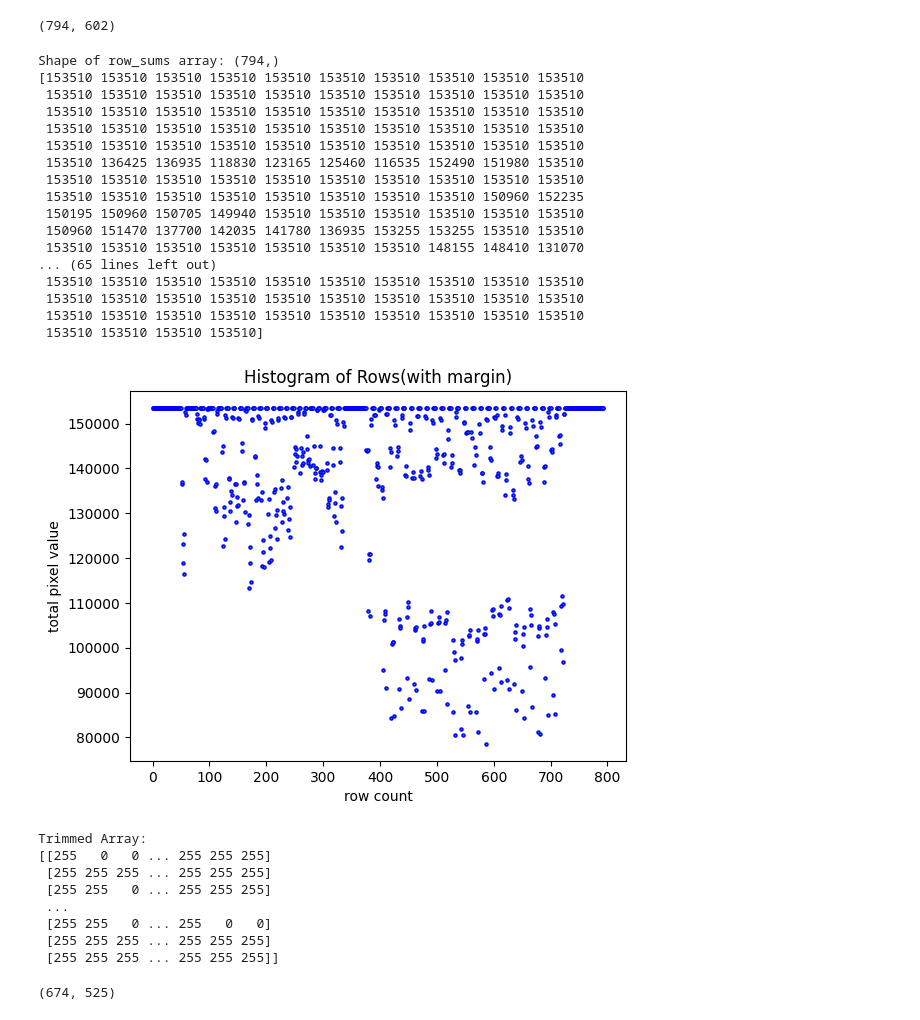
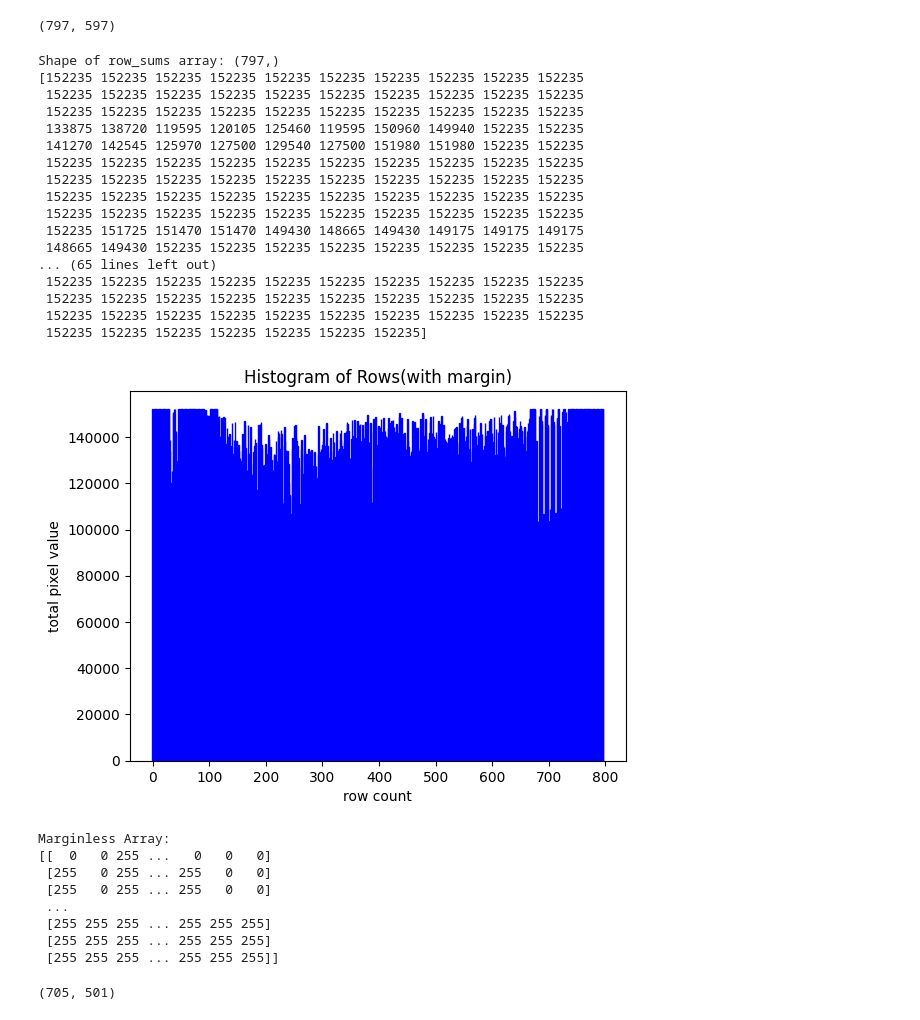
Before and after one commit to sushprova/Figure-Extraction, a Jupyter notebook: Line_gap.ipynb, the cells around one changed output. Drawn from its saved outputs; the diff is of its cells as text; code cells hidden in the pictures.

```diff
--- a/Line_gap.ipynb
+++ b/Line_gap.ipynb
@@ -4,7 +4,7 @@ import numpy as np
 import matplotlib.pyplot as plt
 from skimage.feature import local_binary_pattern
 # %%
-img = cv2.imread('paper10.png')
+img = cv2.imread('paper9.png')
 imgray = cv2.cvtColor(img, cv2.COLOR_BGR2GRAY)
 # %%
 # print(img)
@@ -33,7 +33,7 @@ array = np.array(thresh)
 # %%
 array.shape
 # %% [output]
-(794, 602)
+(797, 597)
 # %%
 # print(array[4,0])
 # print(array[4,1])
@@ -46,36 +46,36 @@ print("Shape of row_sums array:", row_sums.shape)
 
 print(row_sums)
 # %% [output]
-Shape of row_sums array: (794,)
-[153510 153510 153510 153510 153510 153510 153510 153510 153510 153510
- 153510 153510 153510 153510 153510 153510 153510 153510 153510 153510
- 153510 153510 153510 153510 153510 153510 153510 153510 153510 153510
- 153510 153510 153510 153510 153510 153510 153510 153510 153510 153510
- 153510 153510 153510 153510 153510 153510 153510 153510 153510 153510
- 153510 136425 136935 118830 123165 125460 116535 152490 151980 153510
- 153510 153510 153510 153510 153510 153510 153510 153510 153510 153510
- 153510 153510 153510 153510 153510 153510 153510 153510 150960 152235
- 150195 150960 150705 149940 153510 153510 153510 153510 153510 153510
- 150960 151470 137700 142035 141780 136935 153255 153255 153510 153510
- 153510 153510 153510 153510 153510 153510 153510 148155 148410 131070
+Shape of row_sums array: (797,)
+[152235 152235 152235 152235 152235 152235 152235 152235 152235 152235
+ 152235 152235 152235 152235 152235 152235 152235 152235 152235 152235
+ 152235 152235 152235 152235 152235 152235 152235 152235 152235 152235
+ 133875 138720 119595 120105 125460 119595 150960 149940 152235 152235
+ 141270 142545 125970 127500 129540 127500 151980 151980 152235 152235
+ 152235 152235 152235 152235 152235 152235 152235 152235 152235 152235
+ 152235 152235 152235 152235 152235 152235 152235 152235 152235 152235
+ 152235 152235 152235 152235 152235 152235 152235 152235 152235 152235
+ 152235 152235 152235 152235 152235 152235 152235 152235 152235 152235
+ 152235 151725 151470 151470 149430 148665 149430 149175 149175 149175
+ 148665 149430 152235 152235 152235 152235 152235 152235 152235 152235
 ... (65 lines left out)
- 153510 153510 153510 153510 153510 153510 153510 153510 153510 153510
- 153510 153510 153510 153510 153510 153510 153510 153510 153510 153510
- 153510 153510 153510 153510 153510 153510 153510 153510 153510 153510
- 153510 153510 153510 153510]
+ 152235 152235 152235 152235 152235 152235 152235 152235 152235 152235
+ 152235 152235 152235 152235 152235 152235 152235 152235 152235 152235
+ 152235 152235 152235 152235 152235 152235 152235 152235 152235 152235
+ 152235 152235 152235 152235 152235 152235 152235]
 # %%
 
 indices = np.arange(len(row_sums))
 
-plt.scatter(indices, row_sums, edgecolor='blue',s=5)
+plt.bar(indices, row_sums, edgecolor='blue')
 
 plt.title('Histogram of Rows(with margin)')
 plt.xlabel('row count')
 plt.ylabel('total pixel value')
 
 plt.show()
 # %% [output]
-[figure, old version]
+[figure, new version]
 # %%
 ########       Trim the top and bottom white margin     ############
 
@@ -124,19 +124,19 @@ def trim_white_margins_lr(pixel_array):
 row_trimmed_array = trim_white_margins(array)
 marginless_array = trim_white_margins_lr(row_trimmed_array)
 
-print("Trimmed Array:")
+print("Marginless Array:")
 print(marginless_array)
 marginless_array.shape
 # %% [output]
-Trimmed Array:
-[[255   0   0 ... 255 255 255]
+Marginless Array:
+[[  0   0 255 ...   0   0   0]
+ [255   0 255 ... 255   0   0]
+ [255   0 255 ... 255   0   0]
+ ...
  [255 255 255 ... 255 255 255]
- [255 255   0 ... 255 255 255]
- ...
- [255 255   0 ... 255   0   0]
  [255 255 255 ... 255 255 255]
  [255 255 255 ... 255 255 255]]
-(674, 525)
+(705, 501)
 # %%
 row_sums = np.sum(marginless_array, axis=1)
 indices = np.arange(len(row_sums))
```
Also changed, not shown: parts of 13 cells of this notebook.
